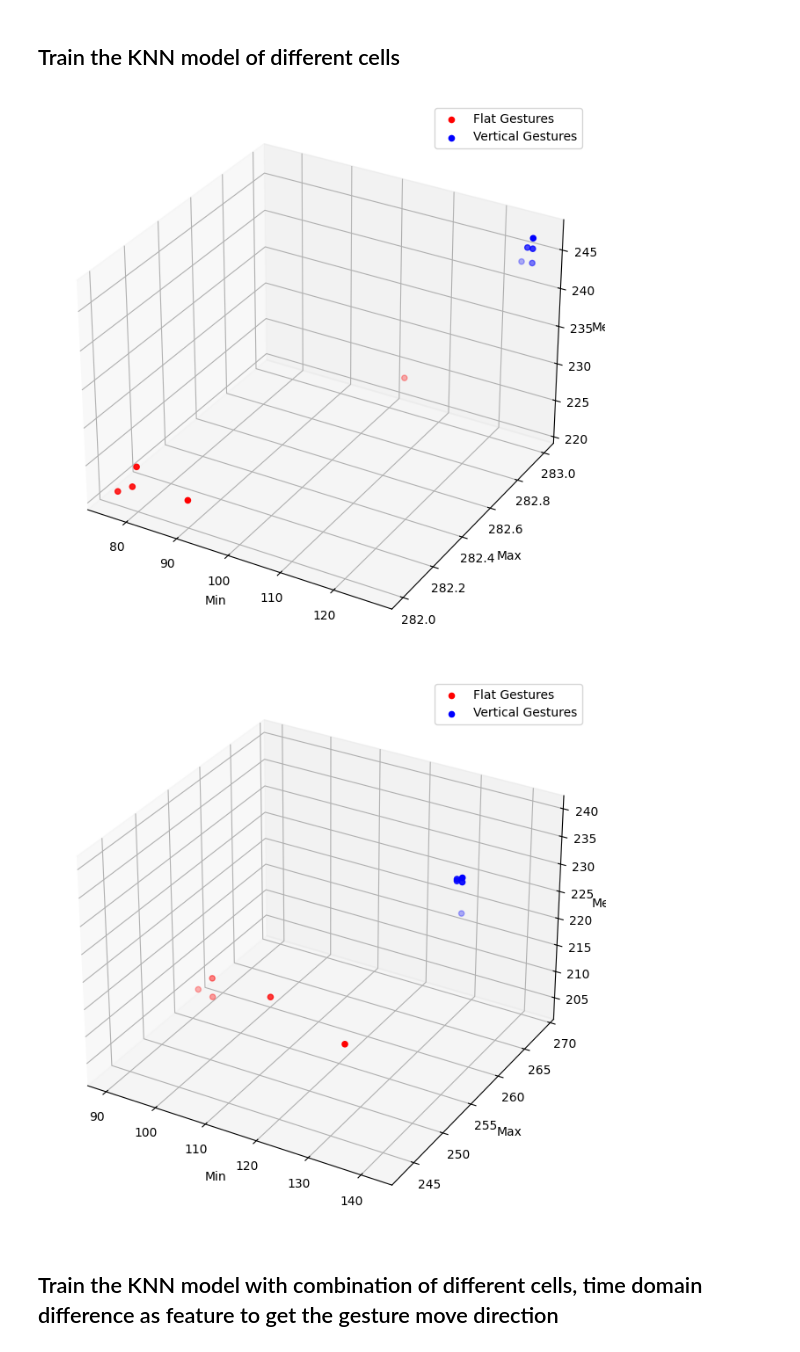
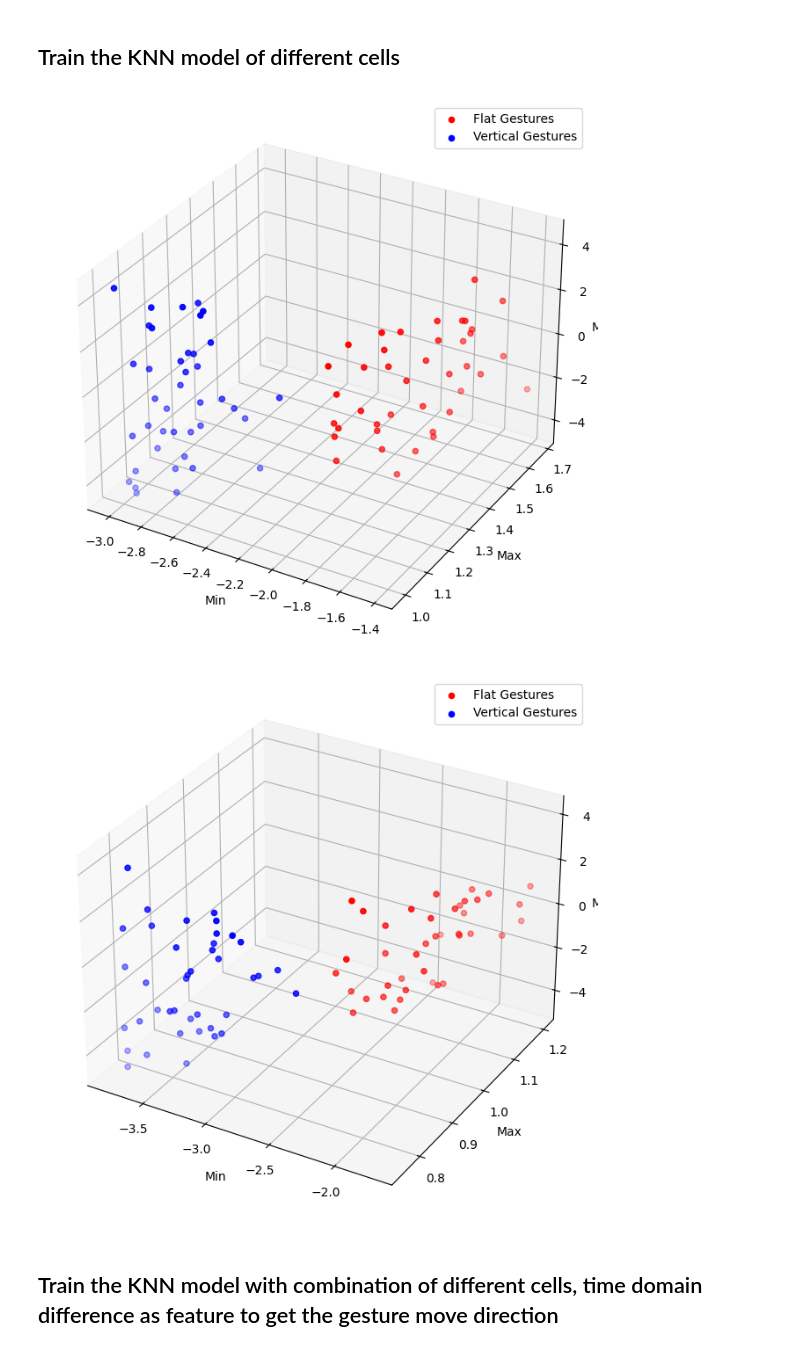
Before and after one commit to Dragonsky8/VLC_Lab_G4, a Jupyter notebook: Lab3/Processor.ipynb, the cells around one changed output. Saved outputs shown, nothing was run; the diff lists cells and outputs as text; code cells hidden in the pictures.

```diff
--- a/Lab3/Processor.ipynb
+++ b/Lab3/Processor.ipynb
@@ -133,7 +123,7 @@ coeffs_2_vertical = pywt.wavedec(solar_cell_2_vertical, 'haar', level=5)
 ## Use DWT to denoise
 # %%
 # should be changed based on reality
-threshold = 0.4
+threshold = 0.5
 
 # For cell 1
 approx_coeff_1_flat = coeffs_1_flat[0]
@@ -231,7 +221,7 @@ class CellProcessor:
                 self.historyBuffer.append(sigVal)
                 self.historyMean = np.mean(self.historyBuffer.get())
 
-            if self.historyMean < 0.8 * self.avgMean and self.samplingStep < 412:
+            if self.historyMean < 0.9 * self.avgMean and self.samplingStep < 412:
                 self.busyReading = True
                 if not self.sliceArray:
                     self.sliceArray = self.historyBuffer.get()
@@ -239,8 +229,8 @@ class CellProcessor:
                     self.sliceArray.append(sigVal)
                 self.samplingStep += 1
             elif self.busyReading:
-                plt.plot(self.sliceArray)
-                plt.show()
+                # plt.plot(self.sliceArray)
+                # plt.show()
                 self.slice_arr.append(self.sliceArray)
                 print("Finished 1 slice")
                 self.samplingStep = 0
@@ -310,9 +304,10 @@ def extract_features_from_slice(slice):
     difference = max_val - min_val
     return std_dev, mean_val, min_val, max_val, difference
 
-# denoise the slice firstly, and then calculate statistical values directly.
+# denoise the slice firstly, and then calculate statistical values directly. Z-score first gives a better performance!!!!!!!!!
 def extract_features_from_slice_denoised(slice):
     # Extract the features
+    slice = stats.zscore(slice)
     std_dev = statistics.stdev(slice)
     mean_val = np.mean(slice)
     min_val = np.min(slice)
@@ -391,9 +386,9 @@ X_train_flat_1 = np.column_stack((features_solar_1_flat['min_val_signal'],featur
 X_train_vertical_1 = np.column_stack((features_solar_1_vertical['min_val_signal'], features_solar_1_vertical['max_val_signal'], features_solar_1_vertical['mean_val_signal']))
 # X_train_flat_1 = np.column_stack((features_solar_1_flat['min_val'],features_solar_1_flat['max_val'], features_solar_1_flat['mean_val']))
 # X_train_vertical_1 = np.column_stack((features_solar_1_vertical['min_val'], features_solar_1_vertical['max_val'], features_solar_1_vertical['mean_val']))
-# X_train_1 = np.concatenate((X_train_flat_1, X_train_vertical_1), axis=0)
+X_train_1 = np.concatenate((X_train_flat_1, X_train_vertical_1), axis=0)
 
-Y_train_1 = ["flat", "flat", "flat", "flat", "flat", "vertical", "vertical", "vertical", "vertical", "vertical"]
+Y_train_1 = ['flat'] * 40 + ['vertical']*40
 knn_model_1 = KNeighborsClassifier(n_neighbors=3)
 knn_model_1.fit(X_train_1, Y_train_1)  # train the model
 
@@ -419,36 +414,38 @@ plt.show()
 
 
 # Train the KNN model for cell 2
 X_train_flat_2 = np.column_stack((features_solar_2_flat['min_val_signal'],features_solar_2_flat['max_val_signal'], features_solar_2_flat['mean_val_signal']))
 X_train_vertical_2 = np.column_stack((features_solar_2_vertical['min_val_signal'], features_solar_2_vertical['max_val_signal'], features_solar_2_vertical['mean_val_signal']))
+# X_train_flat_1 = np.column_stack((features_solar_2_flat['min_val'],features_solar_2_flat['max_val'], features_solar_2_flat['mean_val']))
+# X_train_vertical_1 = np.column_stack((features_solar_2_vertical['min_val'], features_solar_2_vertical['max_val'], features_solar_2_vertical['mean_val']))
 X_train_2 = np.concatenate((X_train_flat_2, X_train_vertical_2), axis=0)
 
-Y_train_2 = ["flat", "flat", "flat", "flat", "flat", "vertical", "vertical", "vertical", "vertical", "vertical"]
+Y_train_2 = ['flat'] * 40 + ['vertical']*40
 knn_model_2 = KNeighborsClassifier(n_neighbors=3)
 knn_model_2.fit(X_train_2, Y_train_2)  # train the model
 
 fig_2 = plt.figure(figsize=(10, 8))
 ax_2 = fig_2.add_subplot(projection='3d')
 
 # Feature Extraction of cell 2
 min_2_flat, std_2_flat, mean_2_flat = X_train_flat_2[:, 0], X_train_flat_2[:, 1], X_train_flat_2[:, 2]
 min_2_vertical, std_2_vertical, mean_2_vertical = X_train_vertical_2[:, 0], X_train_vertical_2[:, 1], X_train_vertical_2[:, 2]
 
 # Plot the figure for cell 2
 ax_2.scatter(min_2_flat, std_2_flat, mean_2_flat, c='r', label='Flat Gestures')
 ax_2.scatter(min_2_vertical, std_2_vertical, mean_2_vertical, c='b', label='Vertical Gestures')
 
 # Add axises labels
 ax_2.set_xlabel('Min')
 ax_2.set_ylabel('Max')
 ax_2.set_zlabel('Mean')
 
 ax_2.legend()
 
 plt.show()
 # %% [output]
-[figure, old version]
+[figure, new version]
-[figure, old version]
+[figure, new version]
 # %% [markdown]
 ## Train the KNN model with combination of different cells, time domain difference as feature to get the gesture move direction
 # %%
```
Also changed, not shown: parts of 6 cells of this notebook, 3 other files.
